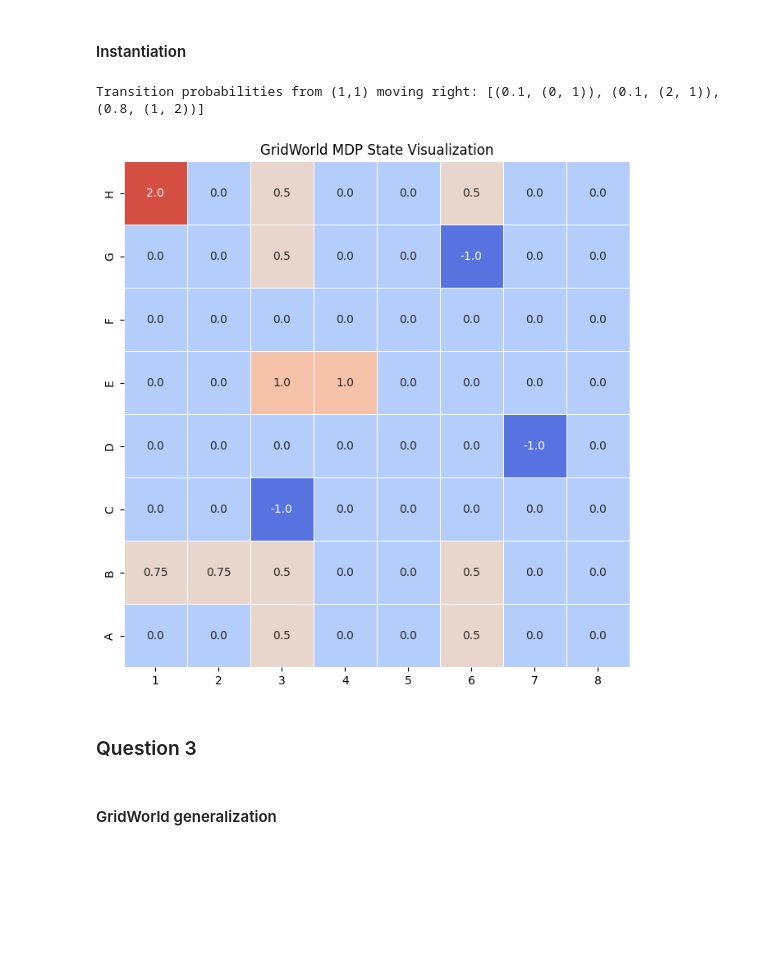
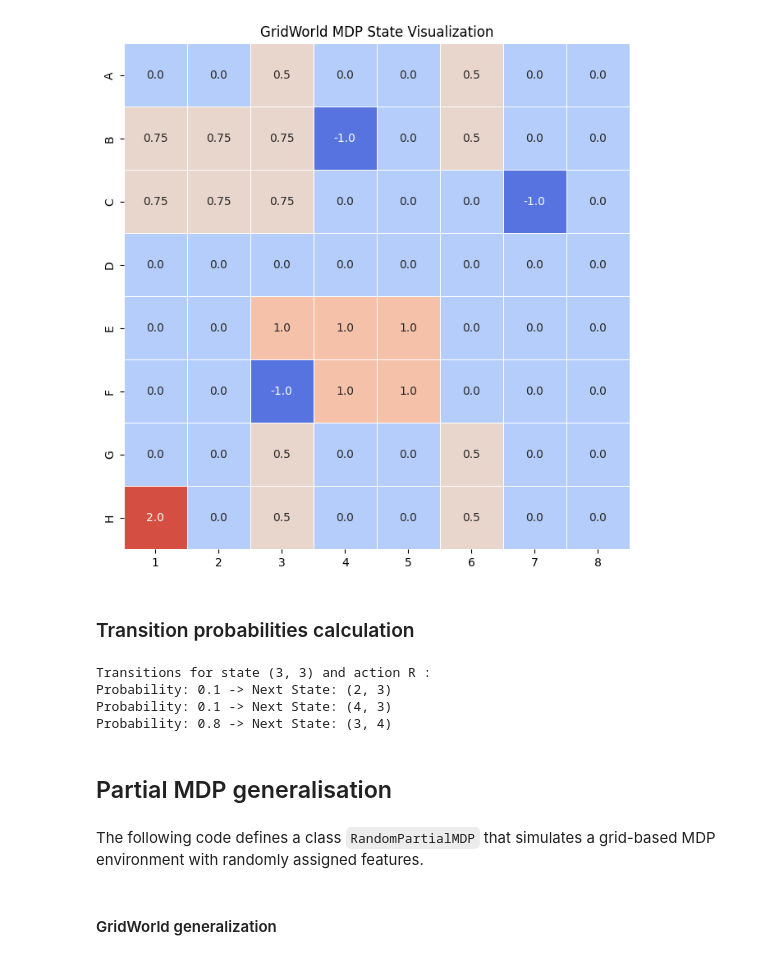
Before and after one commit to waneib22/bayesian_irl, a Jupyter notebook: bayesian_irl.ipynb, the cells around one changed output. Drawn from its saved outputs; the diff is of its cells as text; code cells hidden in the pictures; blank space fills up the shorter version.

```diff
--- a/bayesian_irl.ipynb
+++ b/bayesian_irl.ipynb
@@ -154,17 +161,28 @@ class GridWorld:
-# %% [markdown]
-#### Instantiation
-# %%
-mdp = GridWorld()
-state = (1, 1)
-action = 'R'
-print("Transition probabilities from (1,1) moving right:", mdp.transition_probabilities[state][action])
-# %% [output]
-Transition probabilities from (1,1) moving right: [(0.1, (0, 1)), (0.1, (2, 1)), (0.8, (1, 2))]
-# %%
-mdp.show_environment()
-# %% [output]
-[figure, removed]
-# %% [markdown]
-### Question 3
+# %%
+# Instantiate the gridworld MDP
+gridworld = PartialMDP()
+gridworld.show_environment()
+# %% [output]
+[figure, added]
+# %% [markdown]
+### Transition probabilities calculation
+# %%
+state = (3, 3)
+action = 'R'
+
+transitions = gridworld.calculate_transitions(state, action)
+
+print("Transitions for state", state, "and action", action, ":")
+for prob, next_state in transitions:
+    print("Probability:", prob, "-> Next State:", next_state)
+# %% [output]
+Transitions for state (3, 3) and action R :
+Probability: 0.1 -> Next State: (2, 3)
+Probability: 0.1 -> Next State: (4, 3)
+Probability: 0.8 -> Next State: (3, 4)
+# %% [markdown]
+## Partial MDP generalisation
+# %% [markdown]
+The following code defines a class `RandomPartialMDP` that simulates a grid-based MDP environment with randomly assigned features.
 # %% [markdown]
 #### GridWorld generalization
```
Also changed, not shown: parts of 51 cells of this notebook.
